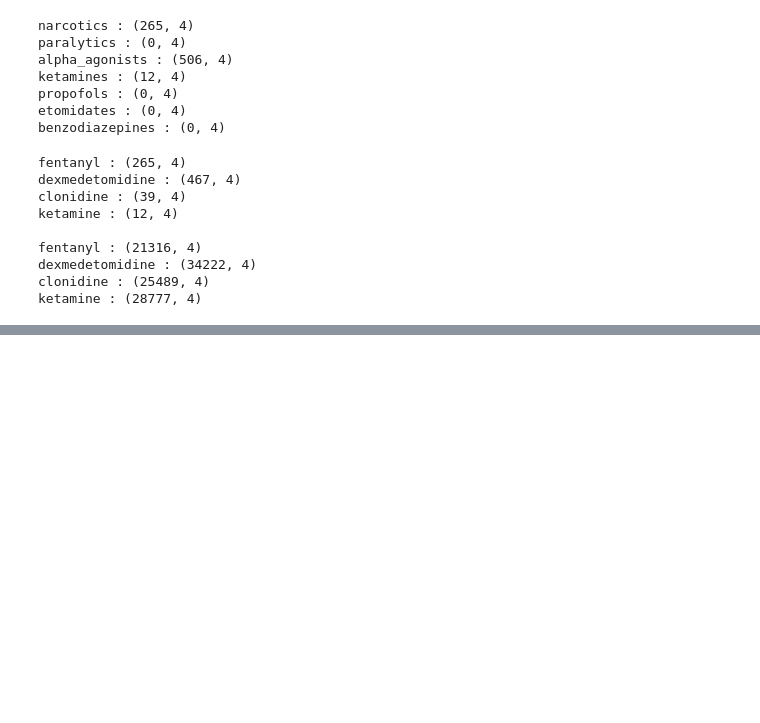
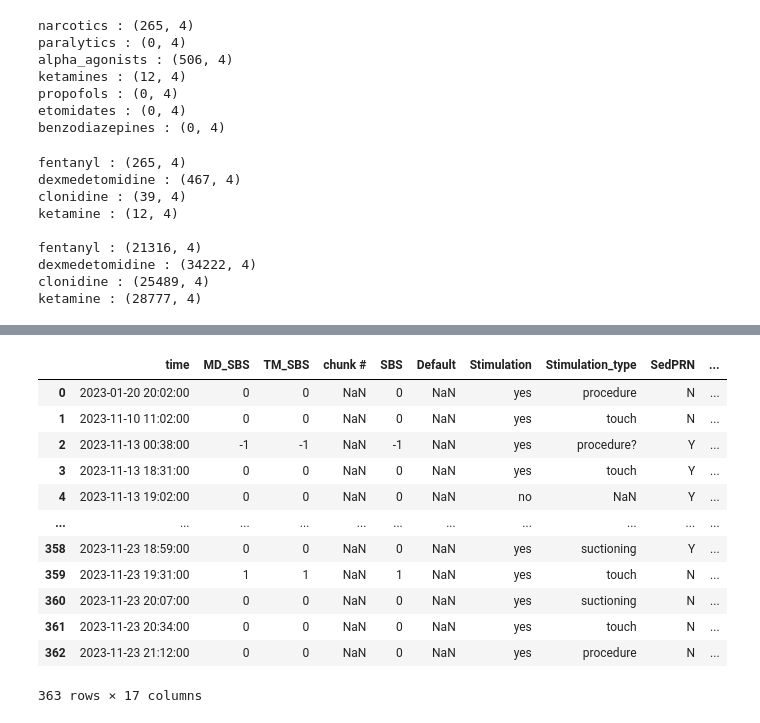
Before and after one commit to PedAccel/PedAccel, a Jupyter notebook: data_analysis/MAR/analysis/mar.ipynb, the cells around one changed output, grey strips where cells are left out. Cells and saved outputs as stored; diff of their text form; code cells hidden in the pictures; blank space fills up the shorter version.

```diff
--- a/data_analysis/MAR/analysis/mar.ipynb
+++ b/data_analysis/MAR/analysis/mar.ipynb
@@ -112,0 +128,21 @@ mar.plot_metrics_and_concentrations(metrics, drug_concentrations, drug_name='all
+# %%
+sbs_data['MD_SBS'] = pd.to_numeric(sbs_data['MD_SBS'], errors='coerce')
+sbs_data.dropna(subset=['MD_SBS'], inplace=True)
+sbs_data.reset_index(drop=True, inplace=True)
+sbs_data['MD_SBS'] = sbs_data['MD_SBS'].astype(int)
+
+display(sbs_data)
+# %% [output]
+|  | time | MD_SBS | TM_SBS | chunk # | SBS | Default | Stimulation | Stimulation_type | SedPRN | ... |
+| 0 | 2023-01-20 20:02:00 | 0 | 0 | NaN | 0 | NaN | yes | procedure | N | ... |
+| 1 | 2023-11-10 11:02:00 | 0 | 0 | NaN | 0 | NaN | yes | touch | N | ... |
+| 2 | 2023-11-13 00:38:00 | -1 | -1 | NaN | -1 | NaN | yes | procedure? | Y | ... |
+| 3 | 2023-11-13 18:31:00 | 0 | 0 | NaN | 0 | NaN | yes | touch | Y | ... |
+| 4 | 2023-11-13 19:02:00 | 0 | 0 | NaN | 0 | NaN | no | NaN | Y | ... |
+| ... | ... | ... | ... | ... | ... | ... | ... | ... | ... | ... |
+| 358 | 2023-11-23 18:59:00 | 0 | 0 | NaN | 0 | NaN | yes | suctioning | Y | ... |
+| 359 | 2023-11-23 19:31:00 | 1 | 1 | NaN | 1 | NaN | yes | touch | N | ... |
+| 360 | 2023-11-23 20:07:00 | 0 | 0 | NaN | 0 | NaN | yes | suctioning | N | ... |
+| 361 | 2023-11-23 20:34:00 | 0 | 0 | NaN | 0 | NaN | yes | touch | N | ... |
+| 362 | 2023-11-23 21:12:00 | 0 | 0 | NaN | 0 | NaN | yes | procedure | N | ... |
+363 rows × 17 columns
```
Also changed, not shown: parts of 12 cells of this notebook, 1 other file.
